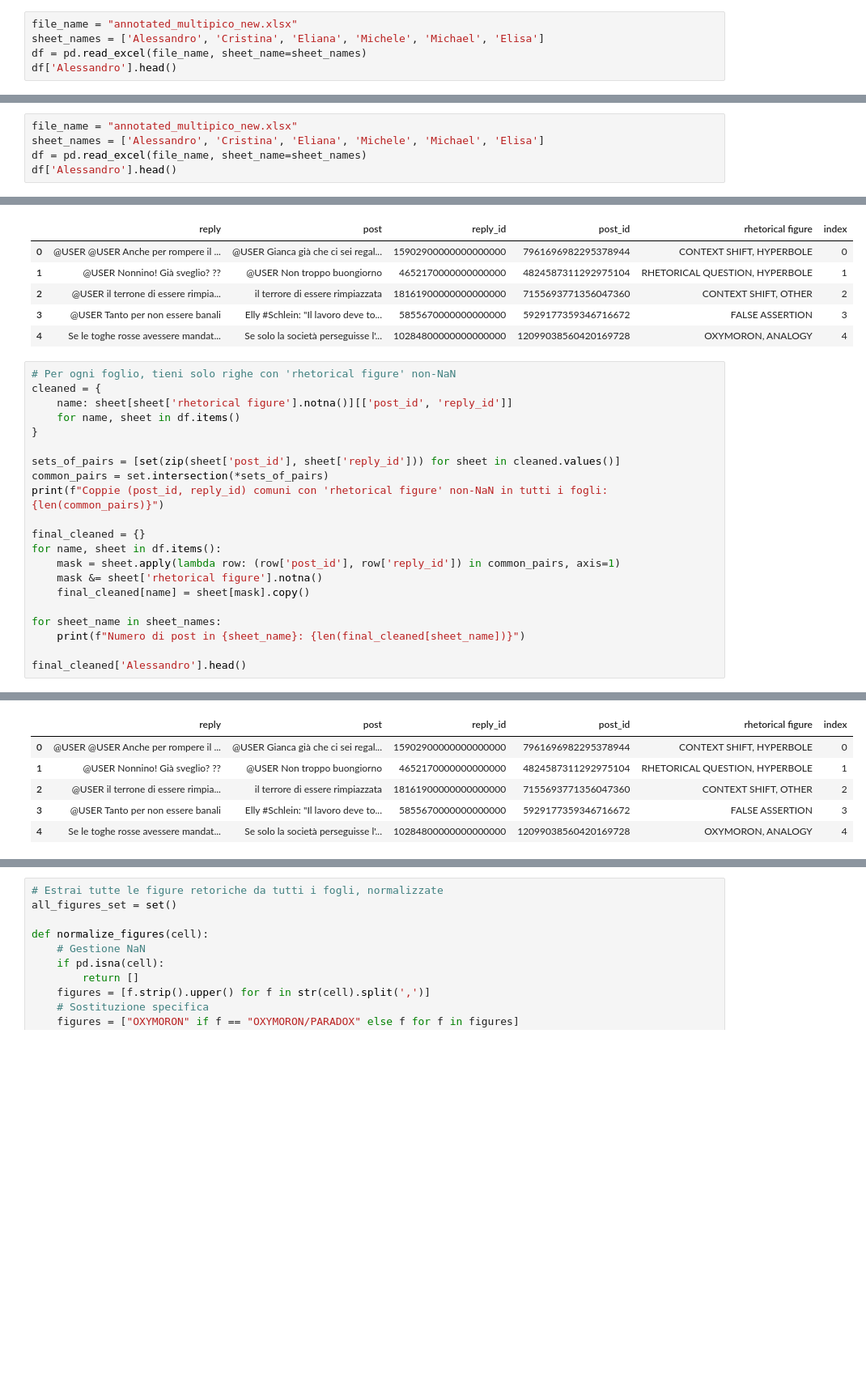
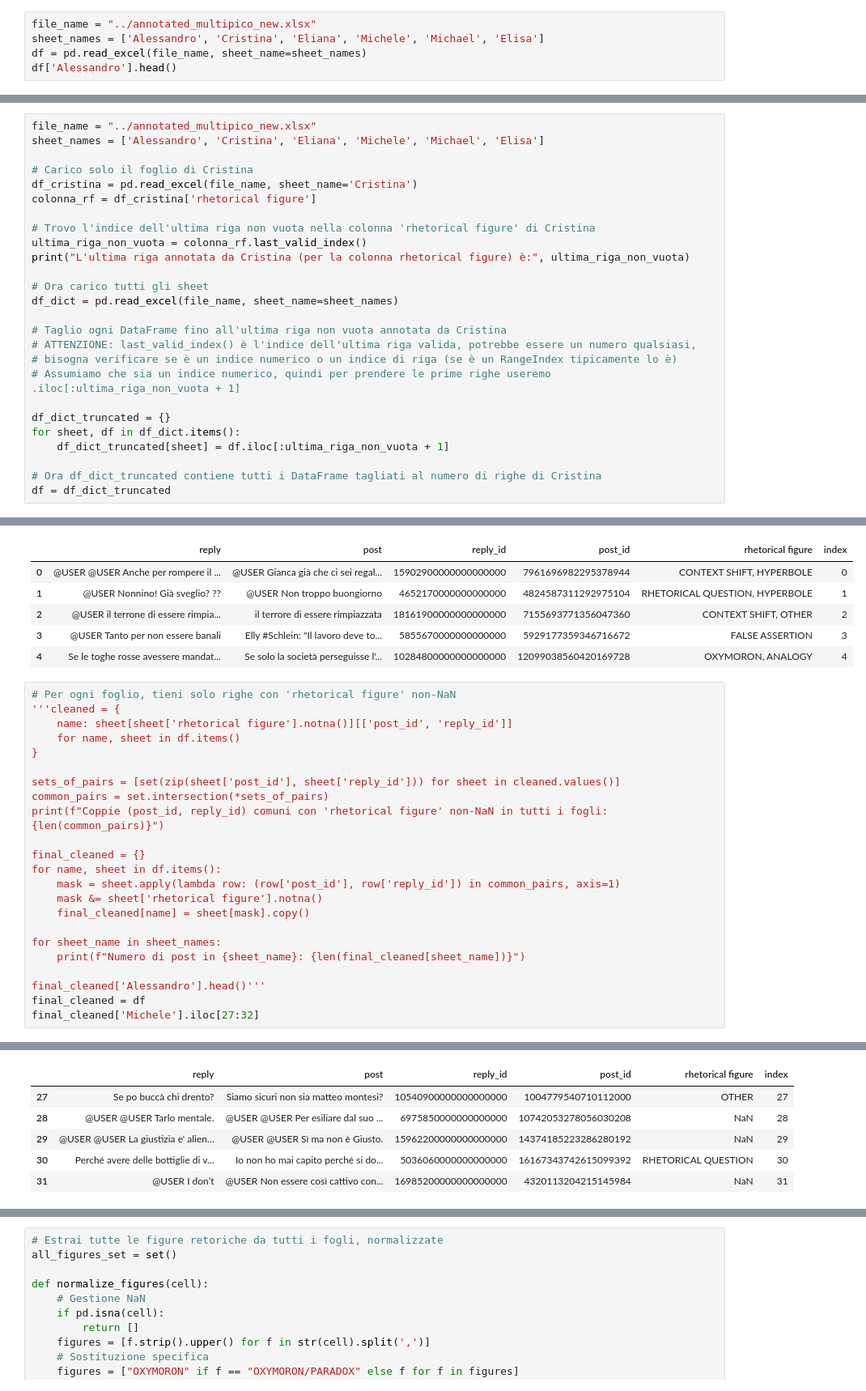
Before and after one commit to MichaelOliverio/IronyDetection, a Jupyter notebook: rhetorical-figures-annotations (nlp persepectives)/between humans and models/1_actual_sets_contruction.ipynb, the cells around one changed output, grey strips where cells are left out. Shown at 81% size. Saved outputs shown, nothing was run; the diff lists cells and outputs as text; blank space fills up the shorter version.

```diff
--- a/rhetorical-figures-annotations (nlp persepectives)/between humans and models/1_actual_sets_contruction.ipynb
+++ b/rhetorical-figures-annotations (nlp persepectives)/between humans and models/1_actual_sets_contruction.ipynb
@@ -4,7 +4,7 @@ import numpy as np
 from statsmodels.stats.inter_rater import fleiss_kappa
 import simpledorff  # per Krippendorff come prima
 # %%
-file_name = "annotated_multipico_new.xlsx"
+file_name = "../annotated_multipico_new.xlsx"
 sheet_names = ['Alessandro', 'Cristina', 'Eliana', 'Michele', 'Michael', 'Elisa']
 df = pd.read_excel(file_name, sheet_name=sheet_names)
 df['Alessandro'].head()
@@ -15,8 +15,3 @@ df['Alessandro'].head()
 | 2 | 1 | twitter | @USER il terrone di essere rimpia... | il terrore di essere rimpiazzata | it | it | 18161900000000000000 | 7155693771356047360 | 1 | ... |
 | 3 | 1 | twitter | @USER Tanto per non essere banali | Elly #Schlein: "Il lavoro deve to... | it | it | 5855670000000000000 | 5929177359346716672 | 1 | ... |
 | 4 | 1 | reddit | Se le toghe rosse avessere mandat... | Se solo la società perseguisse l'... | it | it | 10284800000000000000 | 12099038560420169728 | 1 | ... |
-# %%
-file_name = "annotated_multipico_new.xlsx"
-sheet_names = ['Alessandro', 'Cristina', 'Eliana', 'Michele', 'Michael', 'Elisa']
-df = pd.read_excel(file_name, sheet_name=sheet_names)
-df['Alessandro'].head()
@@ -29,0 +18,26 @@ df['Alessandro'].head()
+# %%
+file_name = "../annotated_multipico_new.xlsx"
+sheet_names = ['Alessandro', 'Cristina', 'Eliana', 'Michele', 'Michael', 'Elisa']
+
+# Carico solo il foglio di Cristina
+df_cristina = pd.read_excel(file_name, sheet_name='Cristina')
+colonna_rf = df_cristina['rhetorical figure']
+
+# Trovo l'indice dell'ultima riga non vuota nella colonna 'rhetorical figure' di Cristina
+ultima_riga_non_vuota = colonna_rf.last_valid_index()
+print("L'ultima riga annotata da Cristina (per la colonna rhetorical figure) è:", ultima_riga_non_vuota)
+
+# Ora carico tutti gli sheet
+df_dict = pd.read_excel(file_name, sheet_name=sheet_names)
+
+# Taglio ogni DataFrame fino all'ultima riga non vuota annotata da Cristina
+# ATTENZIONE: last_valid_index() è l'indice dell'ultima riga valida, potrebbe essere un numero qualsiasi,
+# bisogna verificare se è un indice numerico o un indice di riga (se è un RangeIndex tipicamente lo è)
+# Assumiamo che sia un indice numerico, quindi per prendere le prime righe useremo .iloc[:ultima_riga_non_vuota + 1]
+
+df_dict_truncated = {}
+for sheet, df in df_dict.items():
+    df_dict_truncated[sheet] = df.iloc[:ultima_riga_non_vuota + 1]
+
+# Ora df_dict_truncated contiene tutti i DataFrame tagliati al numero di righe di Cristina
+df = df_dict_truncated
@@ -44,7 +60,7 @@ df['Alessandro'].head()
 | 4 | Se le toghe rosse avessere mandat... | Se solo la società perseguisse l'... | 10284800000000000000 | 12099038560420169728 | OXYMORON, ANALOGY | 4 |
 # %%
 # Per ogni foglio, tieni solo righe con 'rhetorical figure' non-NaN
-cleaned = {
+'''cleaned = {
     name: sheet[sheet['rhetorical figure'].notna()][['post_id', 'reply_id']]
     for name, sheet in df.items()
 }
@@ -62,5 +78,7 @@ for name, sheet in df.items():
 for sheet_name in sheet_names:
     print(f"Numero di post in {sheet_name}: {len(final_cleaned[sheet_name])}")
 
-final_cleaned['Alessandro'].head()
+final_cleaned['Alessandro'].head()'''
+final_cleaned = df
+final_cleaned['Michele'].iloc[27:32]
 # %% [output]
@@ -74,6 +85,6 @@ Numero di post in Elisa: 82
 |  | reply | post | reply_id | post_id | rhetorical figure | index |
-| 0 | @USER @USER Anche per rompere il ... | @USER Gianca già che ci sei regal... | 15902900000000000000 | 7961696982295378944 | CONTEXT SHIFT, HYPERBOLE | 0 |
-| 1 | @USER Nonnino! Già sveglio? ?? | @USER Non troppo buongiorno | 4652170000000000000 | 4824587311292975104 | RHETORICAL QUESTION, HYPERBOLE | 1 |
-| 2 | @USER il terrone di essere rimpia... | il terrore di essere rimpiazzata | 18161900000000000000 | 7155693771356047360 | CONTEXT SHIFT, OTHER | 2 |
-| 3 | @USER Tanto per non essere banali | Elly #Schlein: "Il lavoro deve to... | 5855670000000000000 | 5929177359346716672 | FALSE ASSERTION | 3 |
-| 4 | Se le toghe rosse avessere mandat... | Se solo la società perseguisse l'... | 10284800000000000000 | 12099038560420169728 | OXYMORON, ANALOGY | 4 |
+| 27 | Se po buccà chi drento? | Siamo sicuri non sia matteo montesi? | 10540900000000000000 | 1004779540710112000 | OTHER | 27 |
+| 28 | @USER @USER Tarlo mentale. | @USER @USER Per esiliare dal suo ... | 6975850000000000000 | 10742053278056030208 | NaN | 28 |
+| 29 | @USER @USER La giustizia e' alien... | @USER @USER Sì ma non è Giusto. | 15962200000000000000 | 14374185223286280192 | NaN | 29 |
+| 30 | Perché avere delle bottiglie di v... | Io non ho mai capito perché si do... | 5036060000000000000 | 16167343742615099392 | RHETORICAL QUESTION | 30 |
+| 31 | @USER I don’t | @USER Non essere così cattivo con... | 16985200000000000000 | 4320113204215145984 | NaN | 31 |
```
Also changed, not shown: parts of 7 cells of this notebook, 3 other files.
